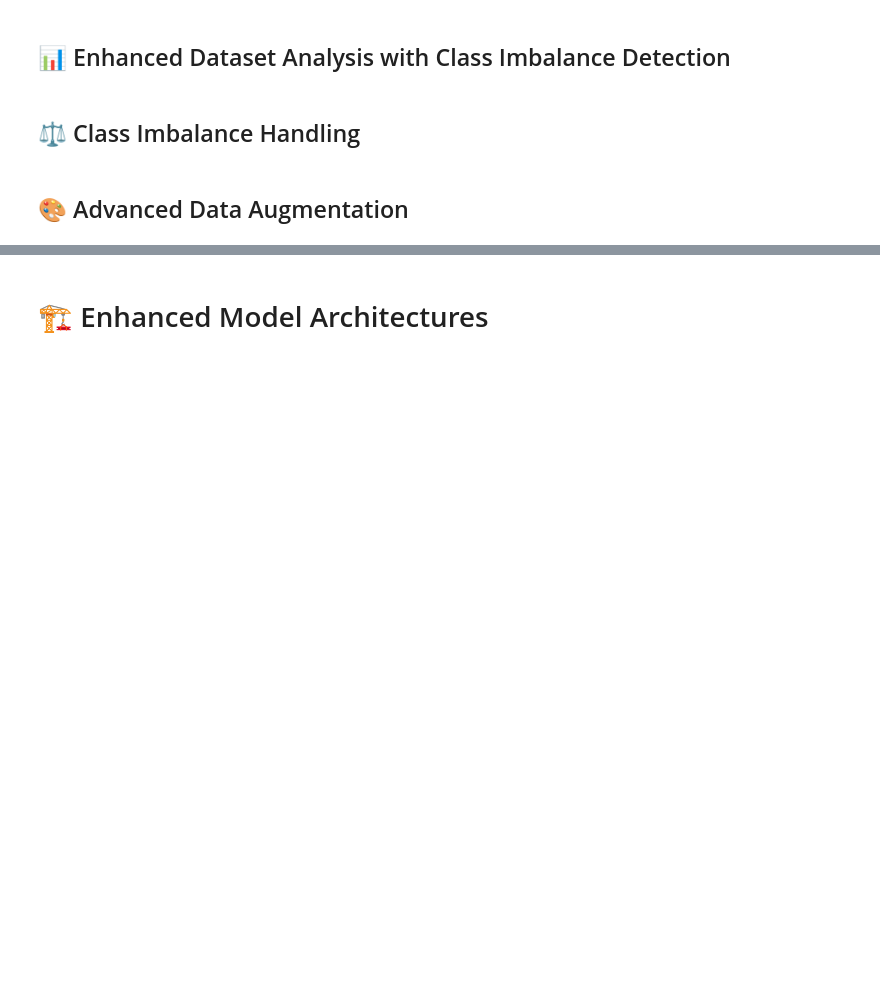
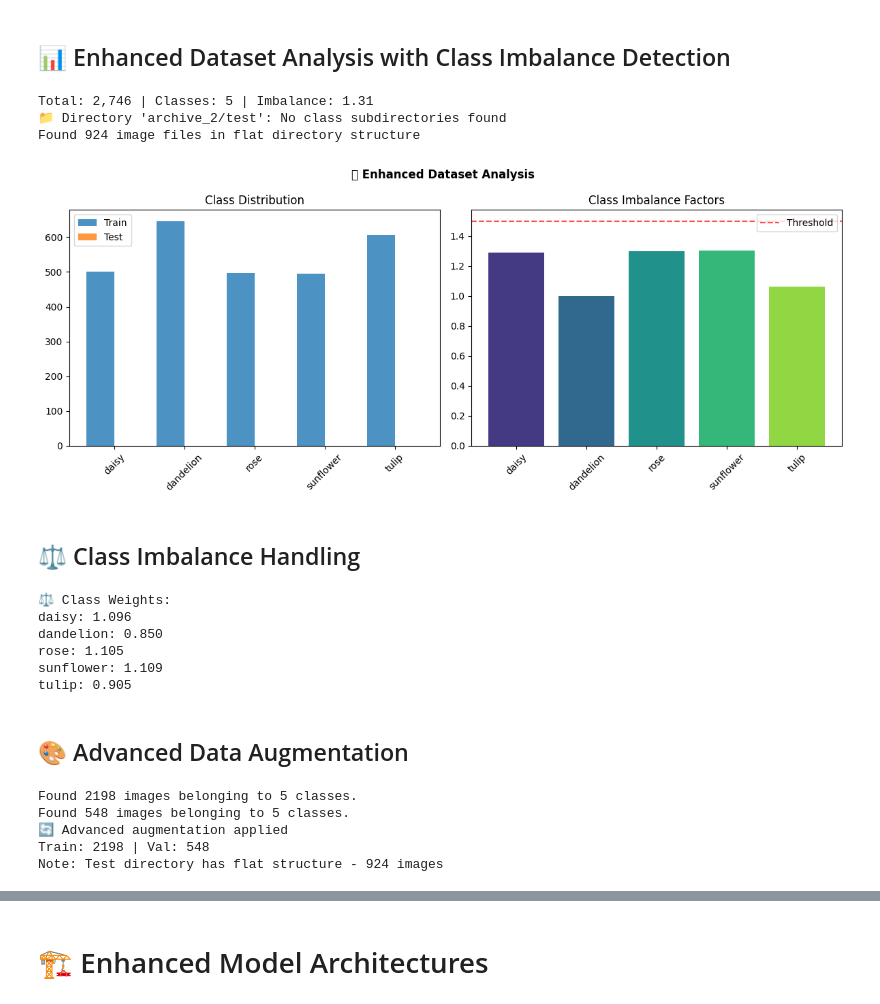
Before and after one commit to Mr-Nobody1/Flower-AI, a Jupyter notebook: Flower_Enhanced_v2.ipynb, the cells around one changed output, grey strips where cells are left out. Drawn from its saved outputs; the diff is of its cells as text; code cells hidden in the pictures; blank space fills up the shorter version.

```diff
--- a/Flower_Enhanced_v2.ipynb
+++ b/Flower_Enhanced_v2.ipynb
@@ -46,6 +49,7 @@ TEST_DIR = "archive_2/test"
 # %% [markdown]
 ## 📊 Enhanced Dataset Analysis with Class Imbalance Detection
 # %%
+# Analyze class distribution and detect imbalance
 # Analyze class distribution and detect imbalance
 def analyze_dataset(data_dir):
     class_counts = {}
@@ -56,6 +60,16 @@ def analyze_dataset(data_dir):
             class_counts[class_name] = count
 
     counts = list(class_counts.values())
+
+    # Handle empty datasets or datasets with no class directories
+    if not counts or len(counts) == 0:
+        print(f"📁 Directory '{data_dir}': No class subdirectories found")
+        # Check if it's a flat directory with images
+        image_files = [f for f in os.listdir(data_dir) if f.lower().endswith(('.png', '.jpg', '.jpeg'))]
+        if image_files:
+            print(f"Found {len(image_files)} image files in flat directory structure")
+        return {}, 0
+
     imbalance_ratio = max(counts) / min(counts) if min(counts) > 0 else 0
 
     print(f"Total: {sum(counts):,} | Classes: {len(class_counts)} | Imbalance: {imbalance_ratio:.2f}")
@@ -67,34 +81,45 @@ def analyze_dataset(data_dir):
 train_classes, train_imbalance = analyze_dataset(TRAIN_DIR)
 test_classes, _ = analyze_dataset(TEST_DIR)
 class_names = list(train_classes.keys())
 
 # Enhanced visualization
 fig, axes = plt.subplots(1, 2, figsize=(12, 5))
 fig.suptitle('🎯 Enhanced Dataset Analysis', fontweight='bold')
 
 # Class distribution
 train_counts = [train_classes[name] for name in class_names]
-test_counts = [test_classes[name] for name in class_names]
+
+# Handle case where test directory has no class structure
+if test_classes:
+    test_counts = [test_classes.get(name, 0) for name in class_names]
+else:
+    test_counts = [0] * len(class_names)  # No class structure in test dir
+
 x = range(len(class_names))
 
 axes[0].bar([i-0.2 for i in x], train_counts, 0.4, label='Train', alpha=0.8)
 axes[0].bar([i+0.2 for i in x], test_counts, 0.4, label='Test', alpha=0.8)
 axes[0].set_title('Class Distribution')
 axes[0].set_xticks(x)
 axes[0].set_xticklabels(class_names, rotation=45)
 axes[0].legend()
 
 # Imbalance visualization
 max_count = max(train_counts)
 imbalance_factors = [max_count/count for count in train_counts]
 axes[1].bar(class_names, imbalance_factors, color=sns.color_palette("viridis", len(class_names)))
 axes[1].set_title('Class Imbalance Factors')
 axes[1].set_xticklabels(class_names, rotation=45)
 axes[1].axhline(y=1.5, color='red', linestyle='--', alpha=0.7, label='Threshold')
 axes[1].legend()
 
 plt.tight_layout()
 plt.show()
+# %% [output]
+Total: 2,746 | Classes: 5 | Imbalance: 1.31
+📁 Directory 'archive_2/test': No class subdirectories found
+Found 924 image files in flat directory structure
+[figure, added]
 # %% [markdown]
 ## ⚖️ Class Imbalance Handling
 # %%
@@ -116,6 +141,13 @@ def calculate_class_weights(class_counts):
     return class_weights_dict
 
 class_weights = calculate_class_weights(train_classes)
+# %% [output]
+⚖️ Class Weights:
+daisy: 1.096
+dandelion: 0.850
+rose: 1.105
+sunflower: 1.109
+tulip: 0.905
 # %% [markdown]
 ## 🎨 Advanced Data Augmentation
 # %%
@@ -149,10 +181,19 @@ val_ds = val_datagen.flow_from_directory(
     class_mode='categorical', subset='validation', shuffle=False, seed=42
 )
 
-test_ds = test_datagen.flow_from_directory(
-    TEST_DIR, target_size=(IMG_HEIGHT, IMG_WIDTH), batch_size=BATCH_SIZE,
-    class_mode='categorical', shuffle=False
-)
+# Note: Test directory has flat structure, not suitable for flow_from_directory
+# We'll skip test_ds creation for now and focus on train/validation
+# test_ds = test_datagen.flow_from_directory(
+#     TEST_DIR, target_size=(IMG_HEIGHT, IMG_WIDTH), batch_size=BATCH_SIZE,
+#     class_mode='categorical', shuffle=False
+# )
 
 print(f"🔄 Advanced augmentation applied")
-print(f"Train: {train_ds.samples} | Val: {val_ds.samples} | Test: {test_ds.samples}")
+print(f"Train: {train_ds.samples} | Val: {val_ds.samples}")
+print(f"Note: Test directory has flat structure - {len([f for f in os.listdir(TEST_DIR) if f.lower().endswith(('.png', '.jpg', '.jpeg'))])} images")
+# %% [output]
+Found 2198 images belonging to 5 classes.
+Found 548 images belonging to 5 classes.
+🔄 Advanced augmentation applied
+Train: 2198 | Val: 548
+Note: Test directory has flat structure - 924 images
```
Also changed, not shown: parts of 7 cells of this notebook, 1 other file.
